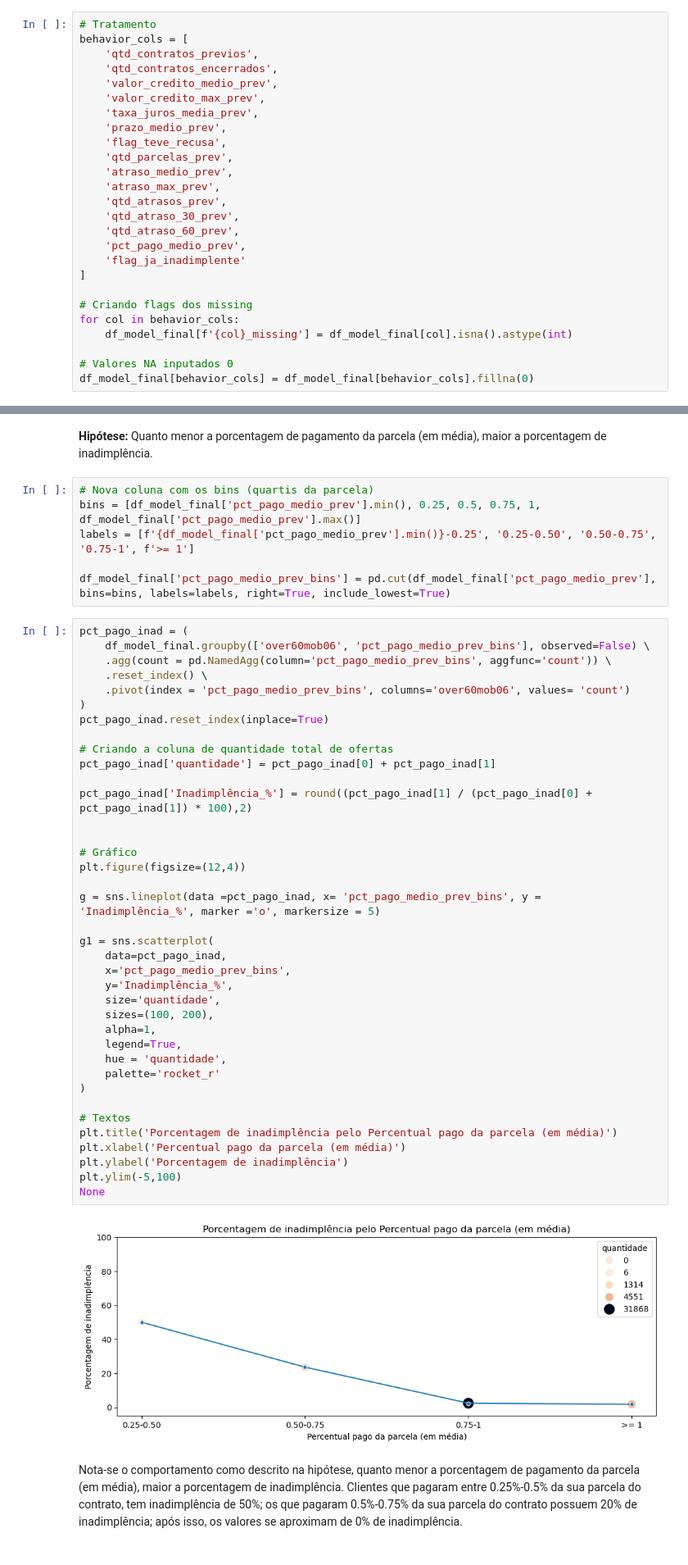
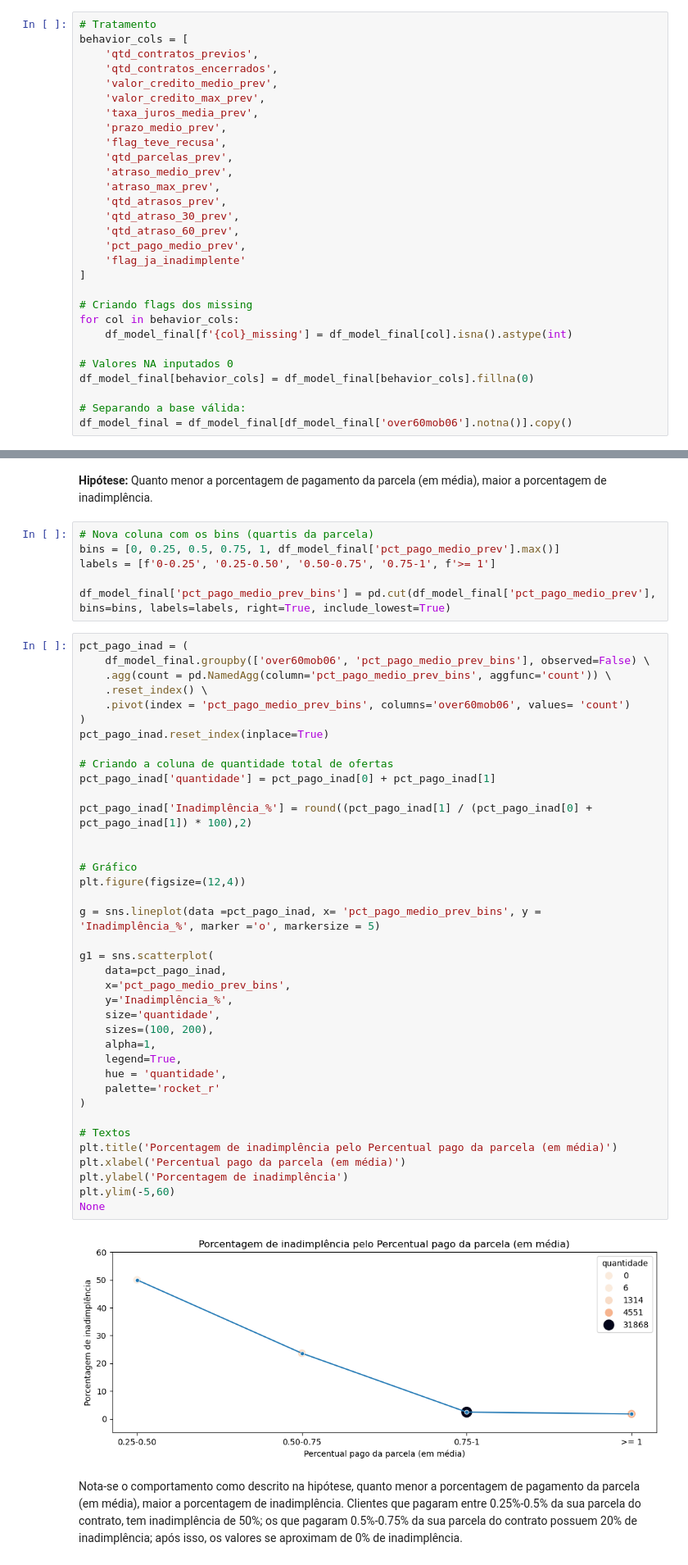
Before and after one commit to Passaret/Case-credito, a Jupyter notebook: case.ipynb, the cells around one changed output, grey strips where cells are left out. Shown at 82% size. Cells and saved outputs as stored; diff of their text form.

```diff
--- a/case.ipynb
+++ b/case.ipynb
@@ -608,6 +611,9 @@ for col in behavior_cols:
 
 # Valores NA inputados 0
 df_model_final[behavior_cols] = df_model_final[behavior_cols].fillna(0)
+
+# Separando a base válida:
+df_model_final = df_model_final[df_model_final['over60mob06'].notna()].copy()
 # %% [markdown]
 ### 4.2 Plots relevantes
 # %%
@@ -795,8 +801,8 @@ Observa-se como descrito na hipótese, começando a inadimplência próxima a 0%
 **Hipótese:** Quanto menor a porcentagem de pagamento da parcela (em média), maior a porcentagem de inadimplência.
 # %%
 # Nova coluna com os bins (quartis da parcela)
-bins = [df_model_final['pct_pago_medio_prev'].min(), 0.25, 0.5, 0.75, 1, df_model_final['pct_pago_medio_prev'].max()]
-labels = [f'{df_model_final['pct_pago_medio_prev'].min()}-0.25', '0.25-0.50', '0.50-0.75', '0.75-1', f'>= 1']
+bins = [0, 0.25, 0.5, 0.75, 1, df_model_final['pct_pago_medio_prev'].max()]
+labels = [f'0-0.25', '0.25-0.50', '0.50-0.75', '0.75-1', f'>= 1']
 
 df_model_final['pct_pago_medio_prev_bins'] = pd.cut(df_model_final['pct_pago_medio_prev'], bins=bins, labels=labels, right=True, include_lowest=True)
 # %%
@@ -810,35 +816,35 @@ pct_pago_inad.reset_index(inplace=True)
 
 # Criando a coluna de quantidade total de ofertas
 pct_pago_inad['quantidade'] = pct_pago_inad[0] + pct_pago_inad[1]
 
 pct_pago_inad['Inadimplência_%'] = round((pct_pago_inad[1] / (pct_pago_inad[0] + pct_pago_inad[1]) * 100),2)
 
 
 # Gráfico
 plt.figure(figsize=(12,4))
 
 g = sns.lineplot(data =pct_pago_inad, x= 'pct_pago_medio_prev_bins', y = 'Inadimplência_%', marker ='o', markersize = 5)
 
 g1 = sns.scatterplot(
     data=pct_pago_inad,
     x='pct_pago_medio_prev_bins',
     y='Inadimplência_%',
     size='quantidade',
     sizes=(100, 200),
     alpha=1,
     legend=True,
     hue = 'quantidade',
     palette='rocket_r'
 )
 
 # Textos
 plt.title('Porcentagem de inadimplência pelo Percentual pago da parcela (em média)')
 plt.xlabel('Percentual pago da parcela (em média)')
 plt.ylabel('Porcentagem de inadimplência')
-plt.ylim(-5,100)
+plt.ylim(-5,60)
 None
 # %% [output]
-[figure, old version]
+[figure, new version]
 # %% [markdown]
 Nota-se o comportamento como descrito na hipótese, quanto menor a porcentagem de pagamento da parcela (em média), maior a porcentagem de inadimplência. Clientes que pagaram entre 0.25%-0.5% da sua parcela do contrato, tem inadimplência de 50%; os que pagaram 0.5%-0.75% da sua parcela do contrato possuem 20% de inadimplência; após isso, os valores se aproximam de 0% de inadimplência.
 # %% [markdown]
```
Also changed, not shown: parts of 16 cells of this notebook, 1 other file.
